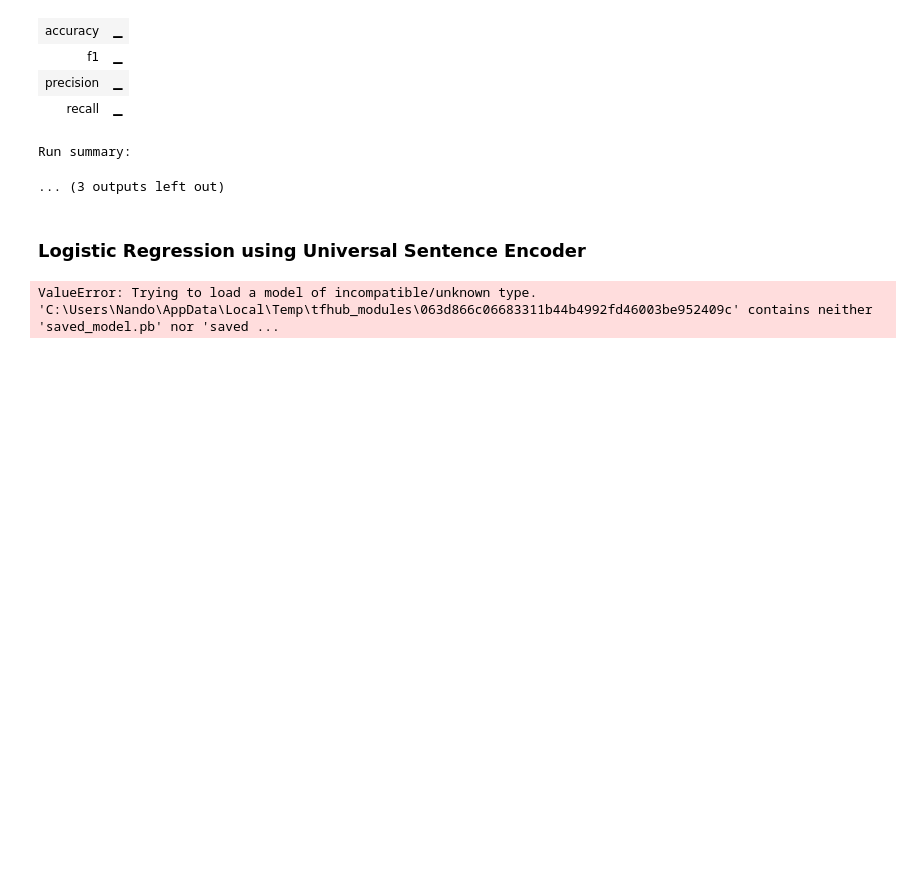
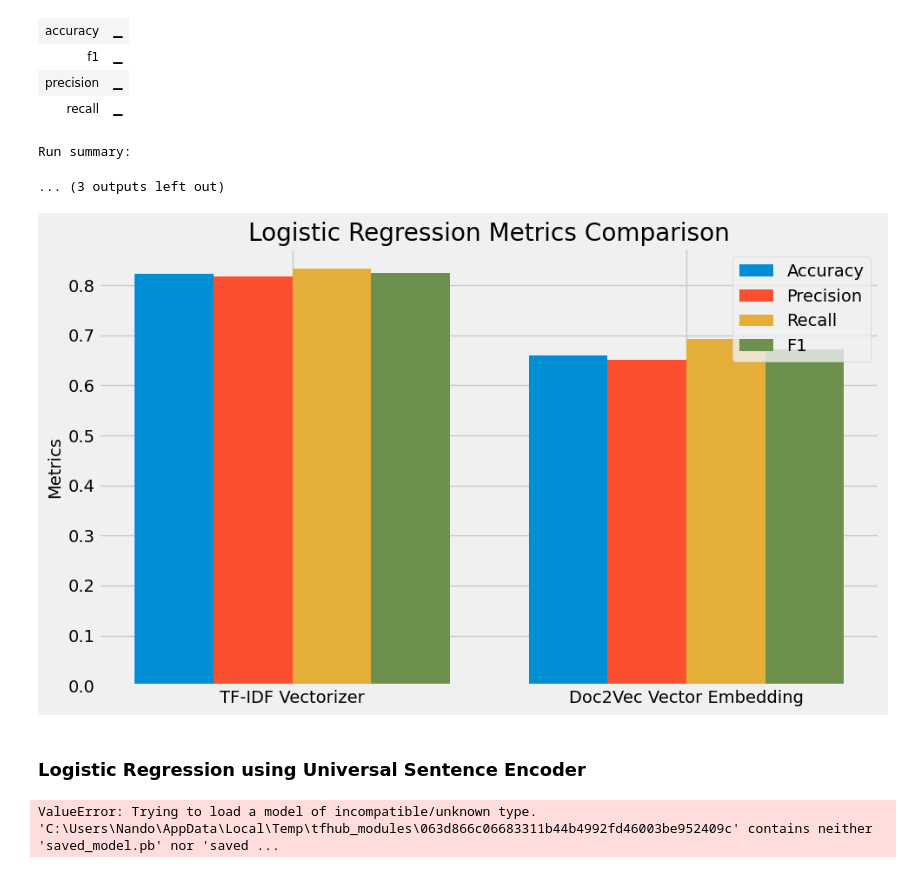
Before and after one commit to subsystem3/project, a Jupyter notebook: project.ipynb, the cells around one changed output. Cells and saved outputs as stored; diff of their text form; code cells hidden in the pictures; blank space fills up the shorter version.

Commit message:
added bar plot

```diff
--- a/project.ipynb
+++ b/project.ipynb
@@ -2308,6 +2308,35 @@ Run history:
 | recall | ▁ |
 Run summary:
 ... (3 outputs left out)
+# %%
+# Metrics data
+approaches = ['TF-IDF Vectorizer', 'Doc2Vec Vector Embedding']
+accuracy = [0.8229, 0.6598]
+precision = [0.8172, 0.6507]
+recall = [0.8328, 0.6928]
+f1 = [0.8249, 0.6711]
+
+# Plotting
+fig, ax = plt.subplots(figsize=(10, 6))
+
+x = range(len(approaches))
+width = 0.2
+
+ax.bar(x, accuracy, width, label='Accuracy')
+ax.bar([i + width for i in x], precision, width, label='Precision')
+ax.bar([i + width * 2 for i in x], recall, width, label='Recall')
+ax.bar([i + width * 3 for i in x], f1, width, label='F1')
+
+ax.set_xticks([i + width * 1.5 for i in x])
+ax.set_xticklabels(approaches)
+ax.set_ylabel('Metrics')
+ax.set_title('Logistic Regression Metrics Comparison')
+ax.legend()
+
+plt.tight_layout()
+plt.show()
+# %% [output]
+[figure, added]
 # %% [markdown]
 ### Logistic Regression using Universal Sentence Encoder
 # %%
```
Also changed, not shown: parts of 1 cell of this notebook.
